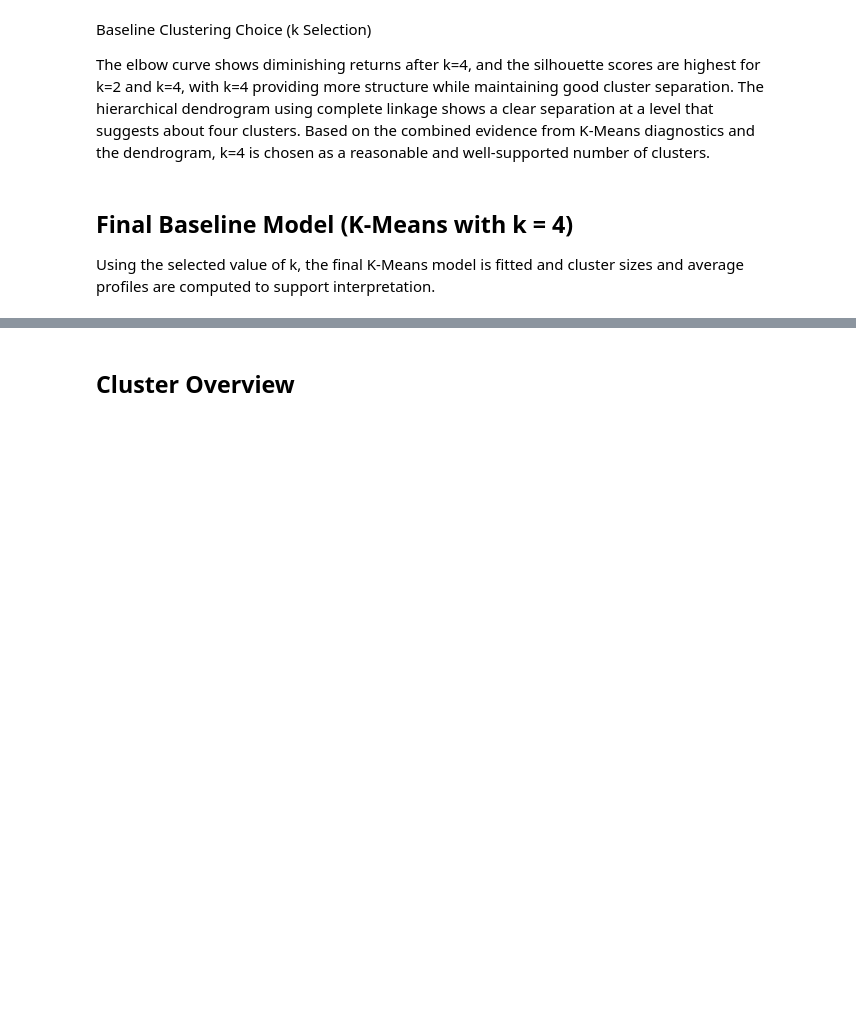
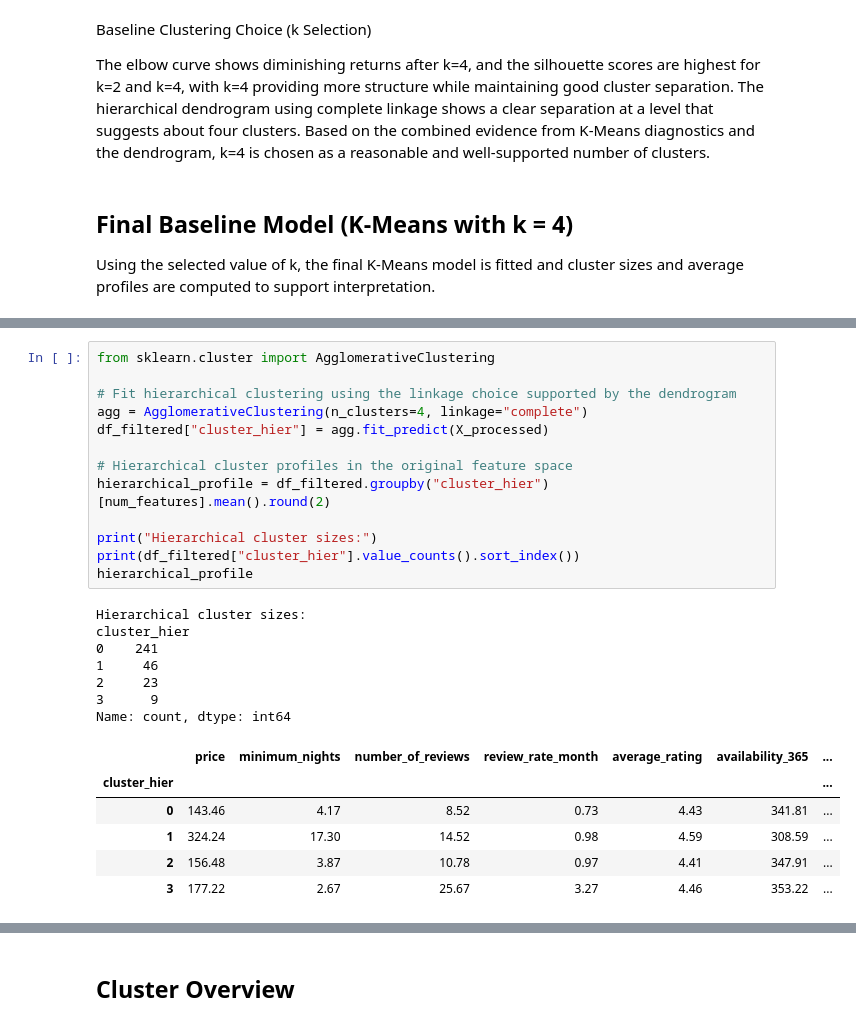
Before and after one commit to codemaame/airbnb-market-segmentation-analysis, a Jupyter notebook: NYC_Airbnb_Market_Segmentation_Analysis.ipynb, the cells around one changed output, grey strips where cells are left out. Drawn from its saved outputs; the diff is of its cells as text; blank space fills up the shorter version.

```diff
--- a/NYC_Airbnb_Market_Segmentation_Analysis.ipynb
+++ b/NYC_Airbnb_Market_Segmentation_Analysis.ipynb
@@ -305,0 +308,27 @@ Name: count, dtype: int64
+# %%
+from sklearn.cluster import AgglomerativeClustering
+
+# Fit hierarchical clustering using the linkage choice supported by the dendrogram
+agg = AgglomerativeClustering(n_clusters=4, linkage="complete")
+df_filtered["cluster_hier"] = agg.fit_predict(X_processed)
+
+# Hierarchical cluster profiles in the original feature space
+hierarchical_profile = df_filtered.groupby("cluster_hier")[num_features].mean().round(2)
+
+print("Hierarchical cluster sizes:")
+print(df_filtered["cluster_hier"].value_counts().sort_index())
+hierarchical_profile
+# %% [output]
+Hierarchical cluster sizes:
+cluster_hier
+0    241
+1     46
+2     23
+3      9
+Name: count, dtype: int64
+|  | price | minimum_nights | number_of_reviews | review_rate_month | average_rating | availability_365 | ... |
+| cluster_hier |  |  |  |  |  |  | ... |
+| 0 | 143.46 | 4.17 | 8.52 | 0.73 | 4.43 | 341.81 | ... |
+| 1 | 324.24 | 17.30 | 14.52 | 0.98 | 4.59 | 308.59 | ... |
+| 2 | 156.48 | 3.87 | 10.78 | 0.97 | 4.41 | 347.91 | ... |
+| 3 | 177.22 | 2.67 | 25.67 | 3.27 | 4.46 | 353.22 | ... |
```
Also changed, not shown: parts of 6 cells of this notebook.
